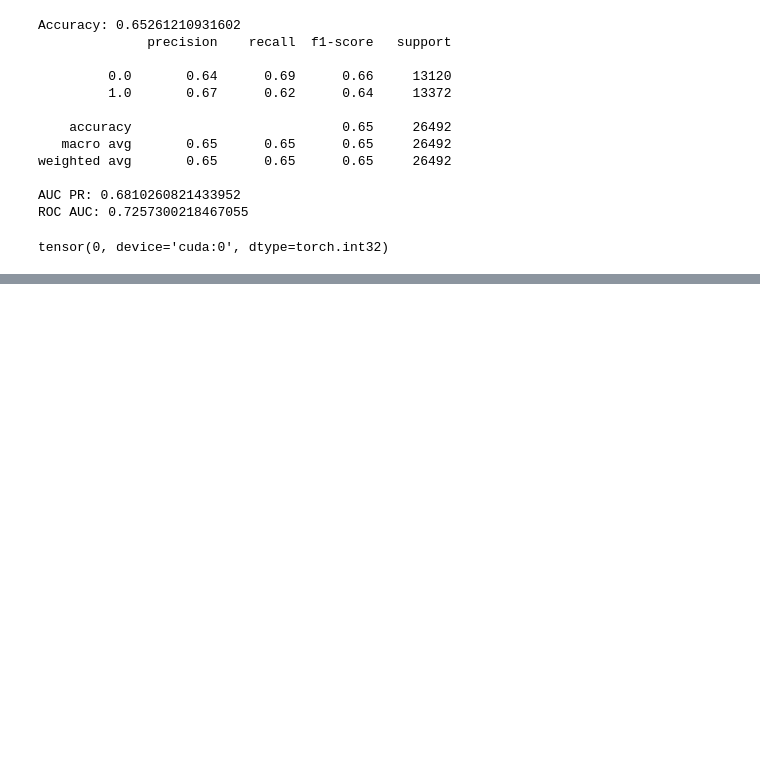
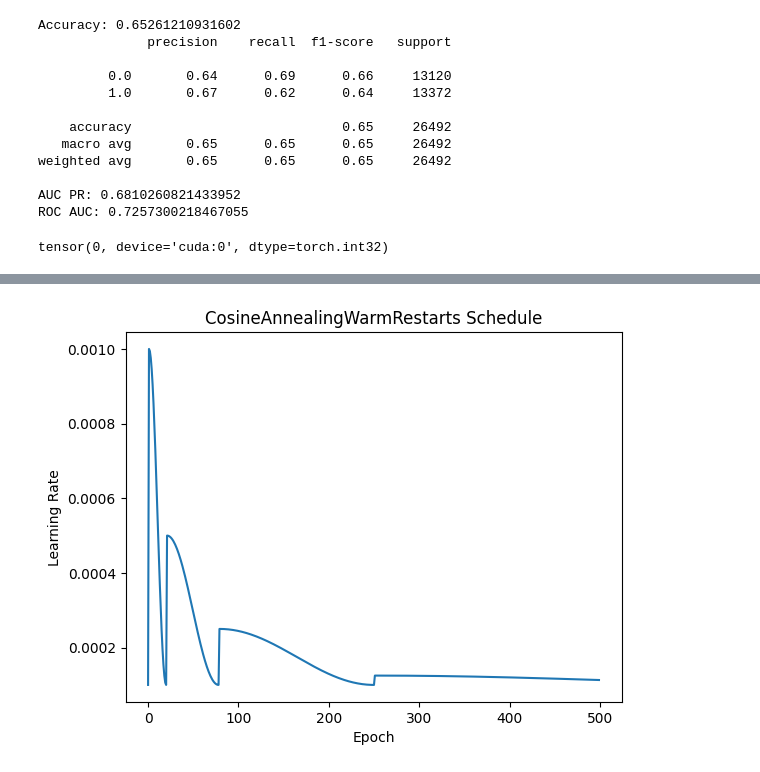
Before and after one commit to helloNarehase/LG_Aimers_2025, a Jupyter notebook: PSO+Tab/PSO+TabTransformer.ipynb, the cells around one changed output, grey strips where cells are left out. Cells and saved outputs as stored; diff of their text form; code cells hidden in the pictures; blank space fills up the shorter version.

```diff
--- a/PSO+Tab/PSO+TabTransformer.ipynb
+++ b/PSO+Tab/PSO+TabTransformer.ipynb
@@ -243,0 +354,28 @@ sample_submission.to_csv('./tabtabs.csv', index=False)
+# %%
+import torch
+import torch.optim as optim
+import matplotlib.pyplot as plt
+
+# 모델 및 optimizer 정의
+model = torch.nn.Linear(10, 2)
+optimizer = optim.Adam(model.parameters(), lr=1e-4)
+
+# CosineAnnealingWarmRestarts 스케줄러 정의
+scheduler = CosineAnnealingWarmUpRestarts(optimizer, T_0=20, T_mult=3, eta_max=1e-3,  T_up=1, gamma=0.5)
+
+
+# 학습률 변화 추적
+lrs = []
+for epoch in range(500):
+    optimizer.step()
+    lrs.append(optimizer.param_groups[0]["lr"])
+    scheduler.step()
+
+# 그래프 그리기
+plt.plot(lrs)
+plt.xlabel("Epoch")
+plt.ylabel("Learning Rate")
+plt.title("CosineAnnealingWarmRestarts Schedule")
+plt.show()
+# %% [output]
+[figure, added]
```
Also changed, not shown: parts of 2 cells of this notebook, 5 other files.
